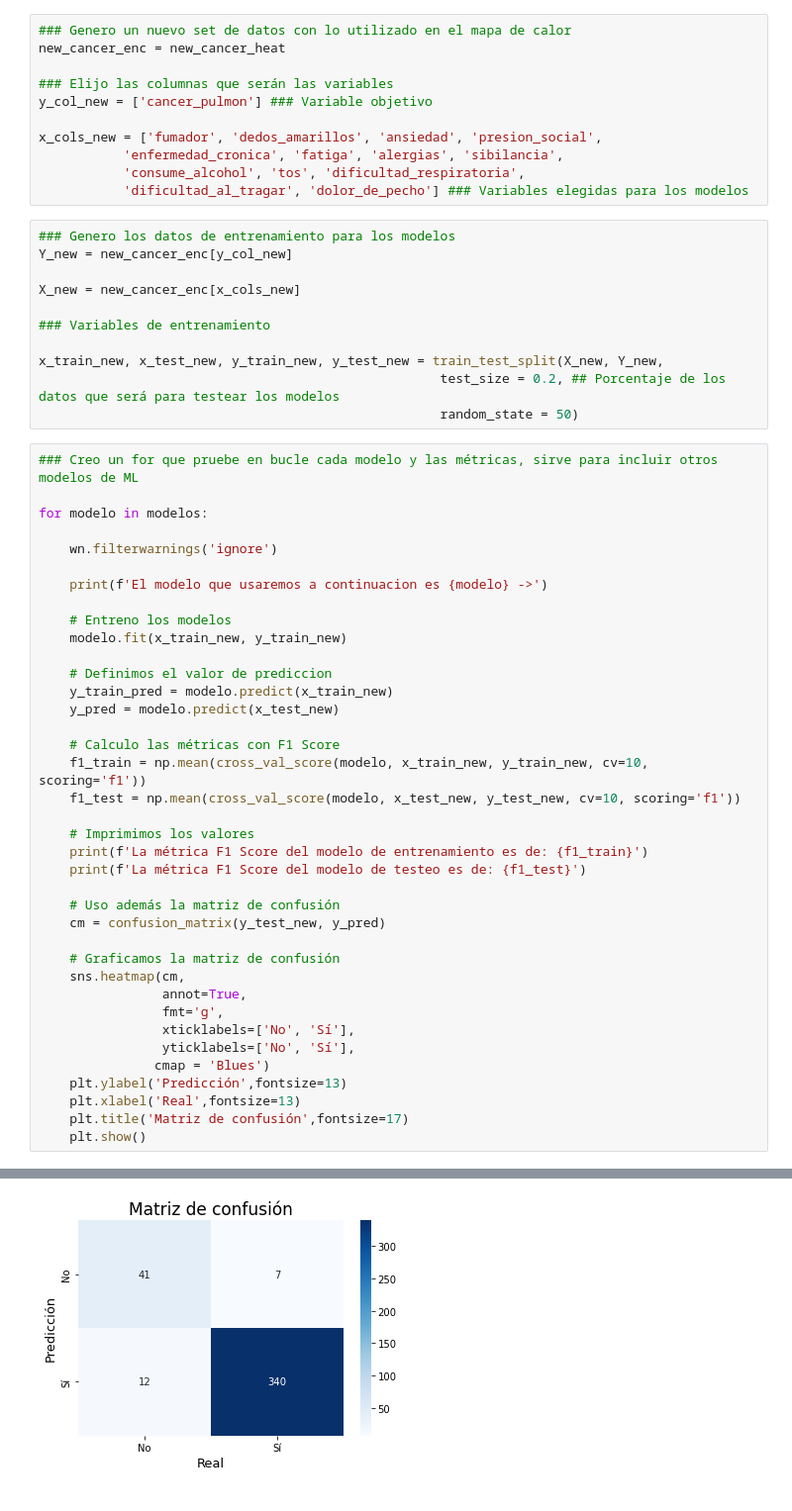
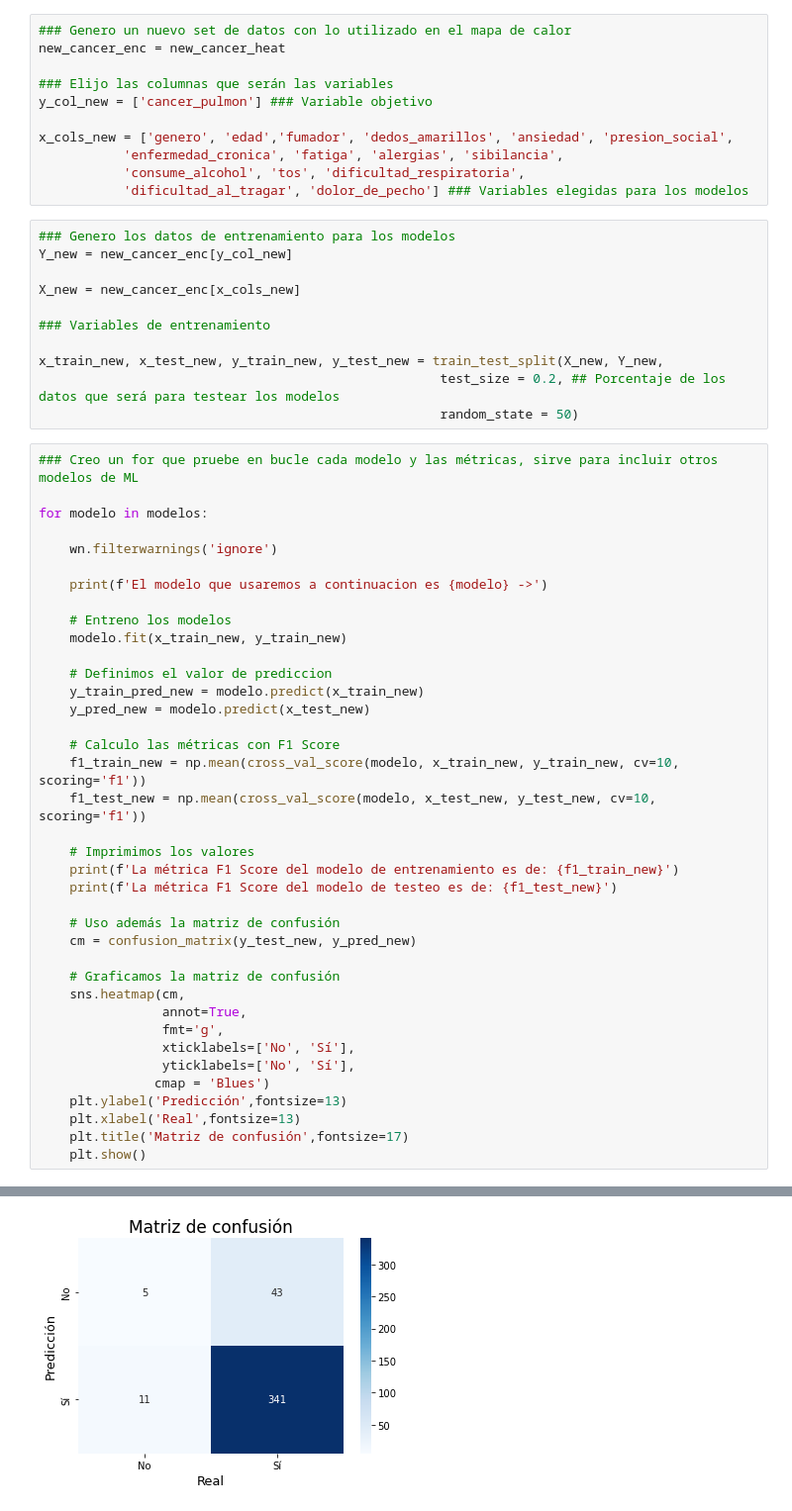
Before and after one commit to ailinvera/Data_Science, a Jupyter notebook: Décimo Primer Desafío/Desafio_EvaluandoML_Ailin_Vera.ipynb, the cells around one changed output, grey strips where cells are left out. Shown at 99% size. Saved outputs shown, nothing was run; the diff lists cells and outputs as text.

```diff
--- a/Décimo Primer Desafío/Desafio_EvaluandoML_Ailin_Vera.ipynb
+++ b/Décimo Primer Desafío/Desafio_EvaluandoML_Ailin_Vera.ipynb
@@ -342,7 +342,7 @@ new_cancer_enc = new_cancer_heat
 ### Elijo las columnas que serán las variables
 y_col_new = ['cancer_pulmon'] ### Variable objetivo
 
-x_cols_new = ['fumador', 'dedos_amarillos', 'ansiedad', 'presion_social',
+x_cols_new = ['genero', 'edad','fumador', 'dedos_amarillos', 'ansiedad', 'presion_social',
            'enfermedad_cronica', 'fatiga', 'alergias', 'sibilancia',
            'consume_alcohol', 'tos', 'dificultad_respiratoria',
            'dificultad_al_tragar', 'dolor_de_pecho'] ### Variables elegidas para los modelos
@@ -370,19 +370,19 @@ for modelo in modelos:
     modelo.fit(x_train_new, y_train_new)
 
     # Definimos el valor de prediccion
-    y_train_pred = modelo.predict(x_train_new)
-    y_pred = modelo.predict(x_test_new)
+    y_train_pred_new = modelo.predict(x_train_new)
+    y_pred_new = modelo.predict(x_test_new)
 
     # Calculo las métricas con F1 Score
-    f1_train = np.mean(cross_val_score(modelo, x_train_new, y_train_new, cv=10, scoring='f1'))
-    f1_test = np.mean(cross_val_score(modelo, x_test_new, y_test_new, cv=10, scoring='f1'))
+    f1_train_new = np.mean(cross_val_score(modelo, x_train_new, y_train_new, cv=10, scoring='f1'))
+    f1_test_new = np.mean(cross_val_score(modelo, x_test_new, y_test_new, cv=10, scoring='f1'))
 
     # Imprimimos los valores
-    print(f'La métrica F1 Score del modelo de entrenamiento es de: {f1_train}')
-    print(f'La métrica F1 Score del modelo de testeo es de: {f1_test}')
+    print(f'La métrica F1 Score del modelo de entrenamiento es de: {f1_train_new}')
+    print(f'La métrica F1 Score del modelo de testeo es de: {f1_test_new}')
 
     # Uso además la matriz de confusión
-    cm = confusion_matrix(y_test_new, y_pred)
+    cm = confusion_matrix(y_test_new, y_pred_new)
 
     # Graficamos la matriz de confusión
     sns.heatmap(cm,
@@ -402,2 +402,2 @@ La métrica F1 Score del modelo de testeo es de: 0.9632359102756523
-[figure, old version]
+[figure, new version]
 # %% [markdown]
```
Also changed, not shown: parts of 3 cells of this notebook.
